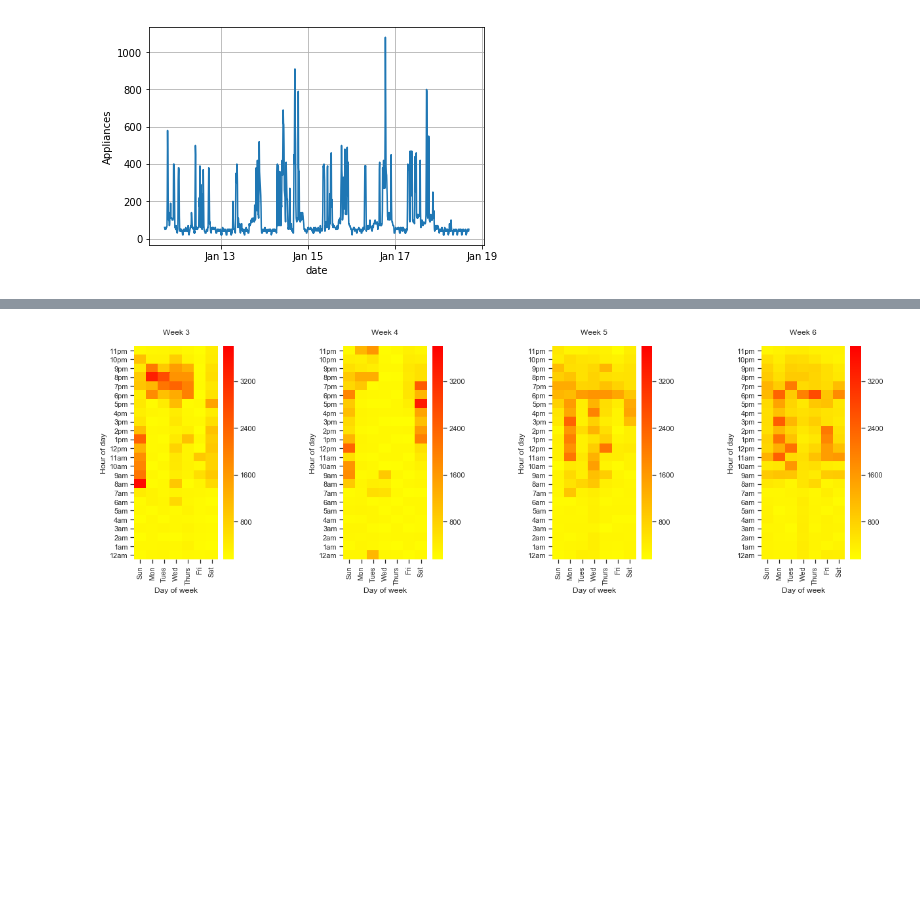
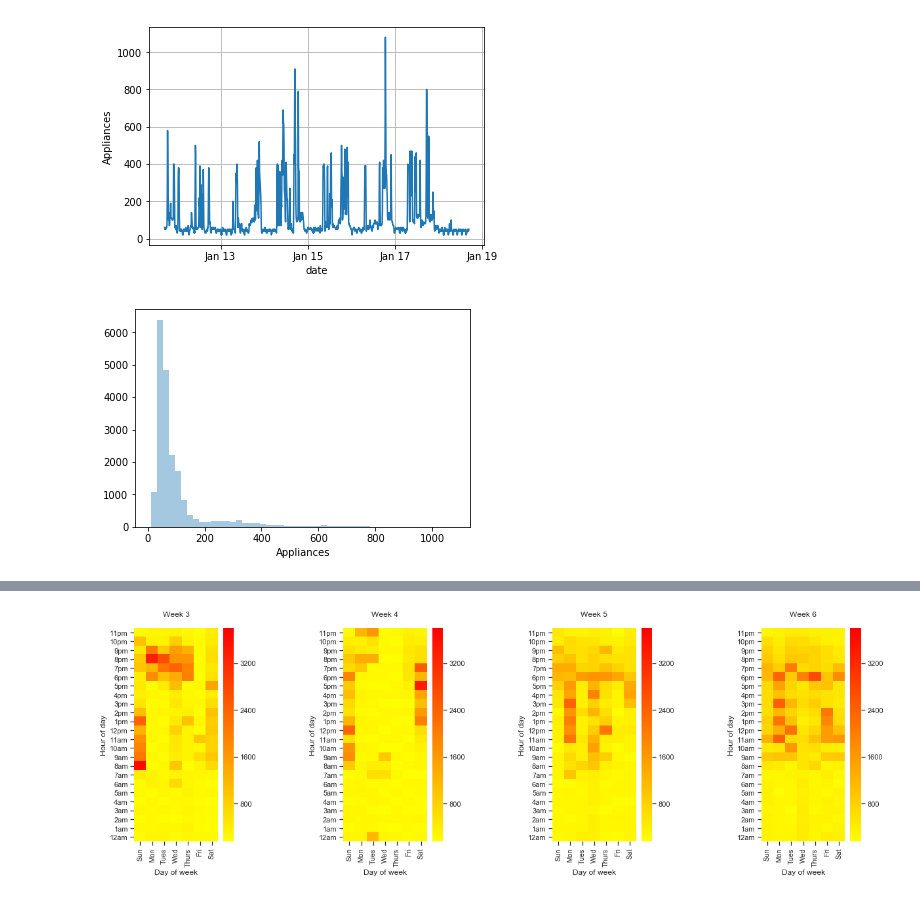
Before and after one commit to billy1234/DataScience-Portfolio, a Jupyter notebook: Portfolio2.ipynb, the cells around one changed output, grey strips where cells are left out. Cells and saved outputs as stored; diff of their text form; code cells hidden in the pictures; blank space fills up the shorter version.

Commit message:
added all graphs

```diff
--- a/Portfolio2.ipynb
+++ b/Portfolio2.ipynb
@@ -51,3 +51,8 @@ wLine.grid(True)
 None
 # %% [output]
 [figure]
+# %%
+sns.distplot(df['Appliances'], kde=False)
+None
+# %% [output]
+[figure, added]
```
Also changed, not shown: parts of 1 cell of this notebook, 1 other file.
